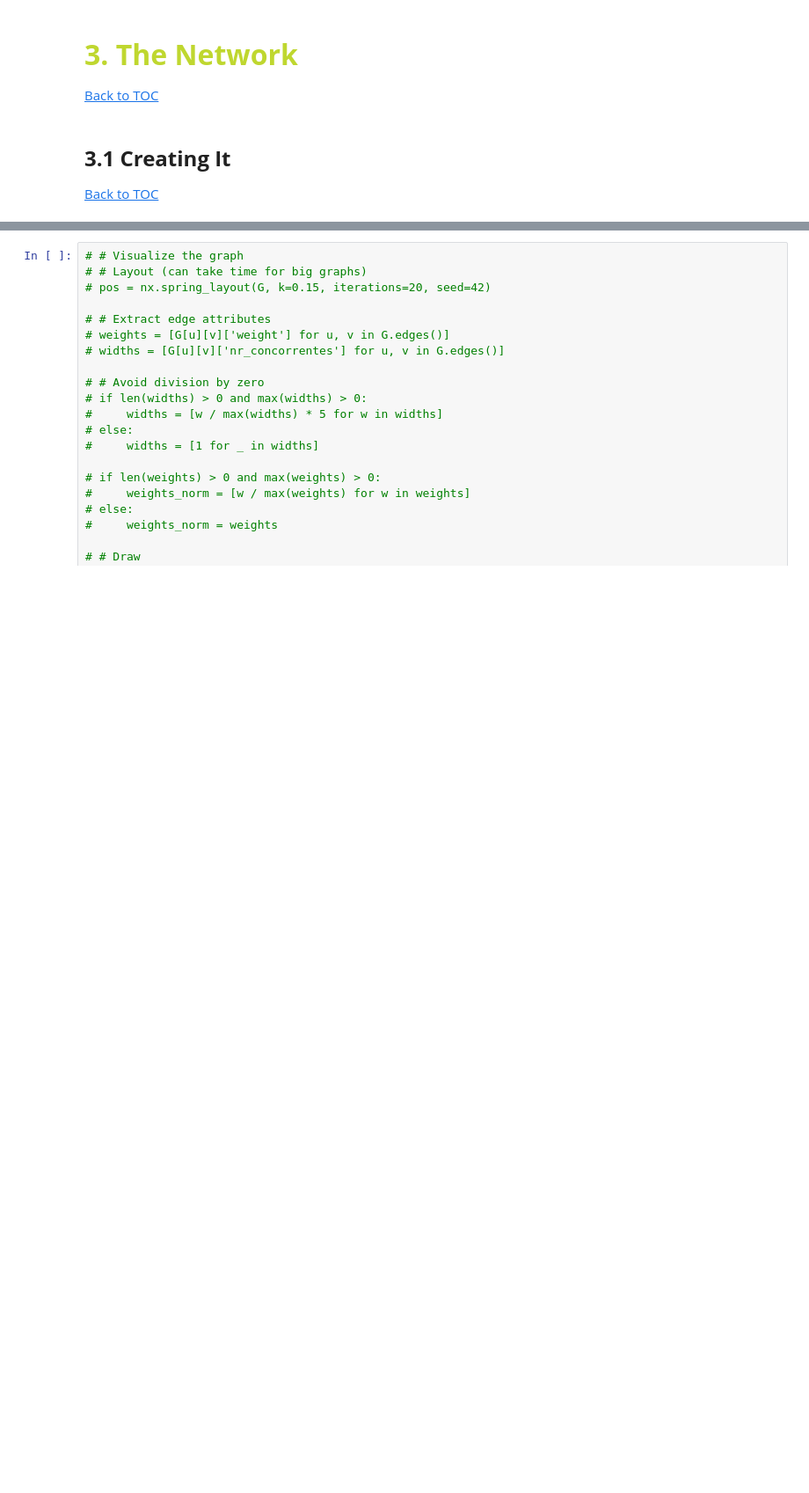
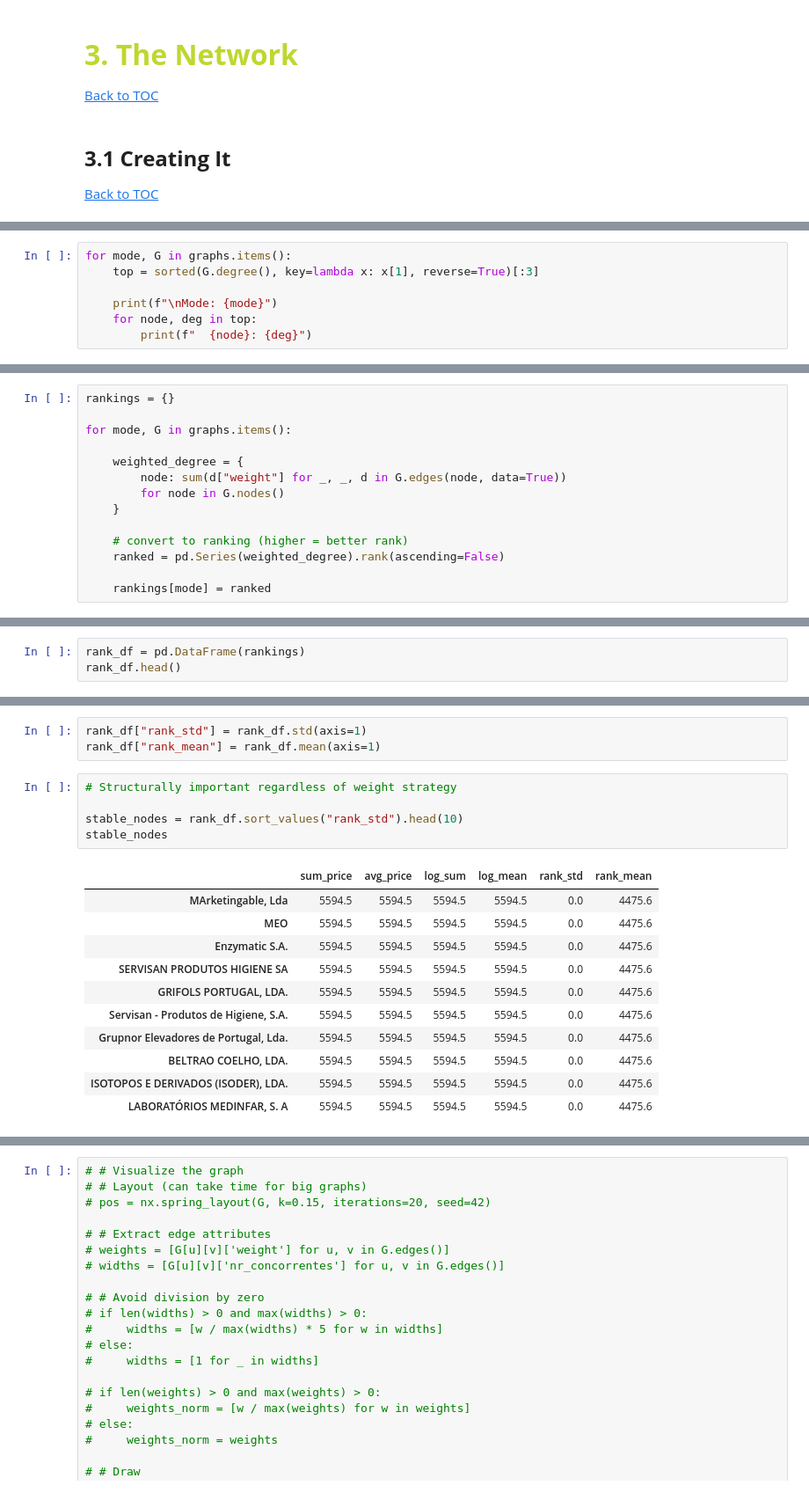
Before and after one commit to beatrizmarques2005/network-analysis, a Jupyter notebook: project/notebooks/02_network.ipynb, the cells around one changed output, grey strips where cells are left out. Shown at 88% size. Cells and saved outputs as stored; diff of their text form; blank space fills up the shorter version.

```diff
--- a/project/notebooks/02_network.ipynb
+++ b/project/notebooks/02_network.ipynb
@@ -158,0 +357,7 @@ for _, row in data.iterrows():
+# %%
+for mode, G in graphs.items():
+    top = sorted(G.degree(), key=lambda x: x[1], reverse=True)[:3]
+
+    print(f"\nMode: {mode}")
+    for node, deg in top:
+        print(f"  {node}: {deg}")
@@ -158,0 +384,14 @@ for _, row in data.iterrows():
+# %%
+rankings = {}
+
+for mode, G in graphs.items():
+
+    weighted_degree = {
+        node: sum(d["weight"] for _, _, d in G.edges(node, data=True))
+        for node in G.nodes()
+    }
+
+    # convert to ranking (higher = better rank)
+    ranked = pd.Series(weighted_degree).rank(ascending=False)
+
+    rankings[mode] = ranked
@@ -158,0 +406,3 @@ for _, row in data.iterrows():
+# %%
+rank_df = pd.DataFrame(rankings)
+rank_df.head()
@@ -158,0 +416,20 @@ for _, row in data.iterrows():
+# %%
+rank_df["rank_std"] = rank_df.std(axis=1)
+rank_df["rank_mean"] = rank_df.mean(axis=1)
+# %%
+# Structurally important regardless of weight strategy
+
+stable_nodes = rank_df.sort_values("rank_std").head(10)
+stable_nodes
+# %% [output]
+|  | sum_price | avg_price | log_sum | log_mean | rank_std | rank_mean |
+| MArketingable, Lda | 5594.5 | 5594.5 | 5594.5 | 5594.5 | 0.0 | 4475.6 |
+| MEO | 5594.5 | 5594.5 | 5594.5 | 5594.5 | 0.0 | 4475.6 |
+| Enzymatic S.A. | 5594.5 | 5594.5 | 5594.5 | 5594.5 | 0.0 | 4475.6 |
+| SERVISAN PRODUTOS HIGIENE SA | 5594.5 | 5594.5 | 5594.5 | 5594.5 | 0.0 | 4475.6 |
+| GRIFOLS PORTUGAL, LDA. | 5594.5 | 5594.5 | 5594.5 | 5594.5 | 0.0 | 4475.6 |
+| Servisan - Produtos de Higiene, S.A. | 5594.5 | 5594.5 | 5594.5 | 5594.5 | 0.0 | 4475.6 |
+| Grupnor Elevadores de Portugal, Lda. | 5594.5 | 5594.5 | 5594.5 | 5594.5 | 0.0 | 4475.6 |
+| BELTRAO COELHO, LDA. | 5594.5 | 5594.5 | 5594.5 | 5594.5 | 0.0 | 4475.6 |
+| ISOTOPOS E DERIVADOS (ISODER), LDA. | 5594.5 | 5594.5 | 5594.5 | 5594.5 | 0.0 | 4475.6 |
+| LABORATÓRIOS MEDINFAR, S. A | 5594.5 | 5594.5 | 5594.5 | 5594.5 | 0.0 | 4475.6 |
```
Also changed, not shown: parts of 22 cells of this notebook, 2 other files.
